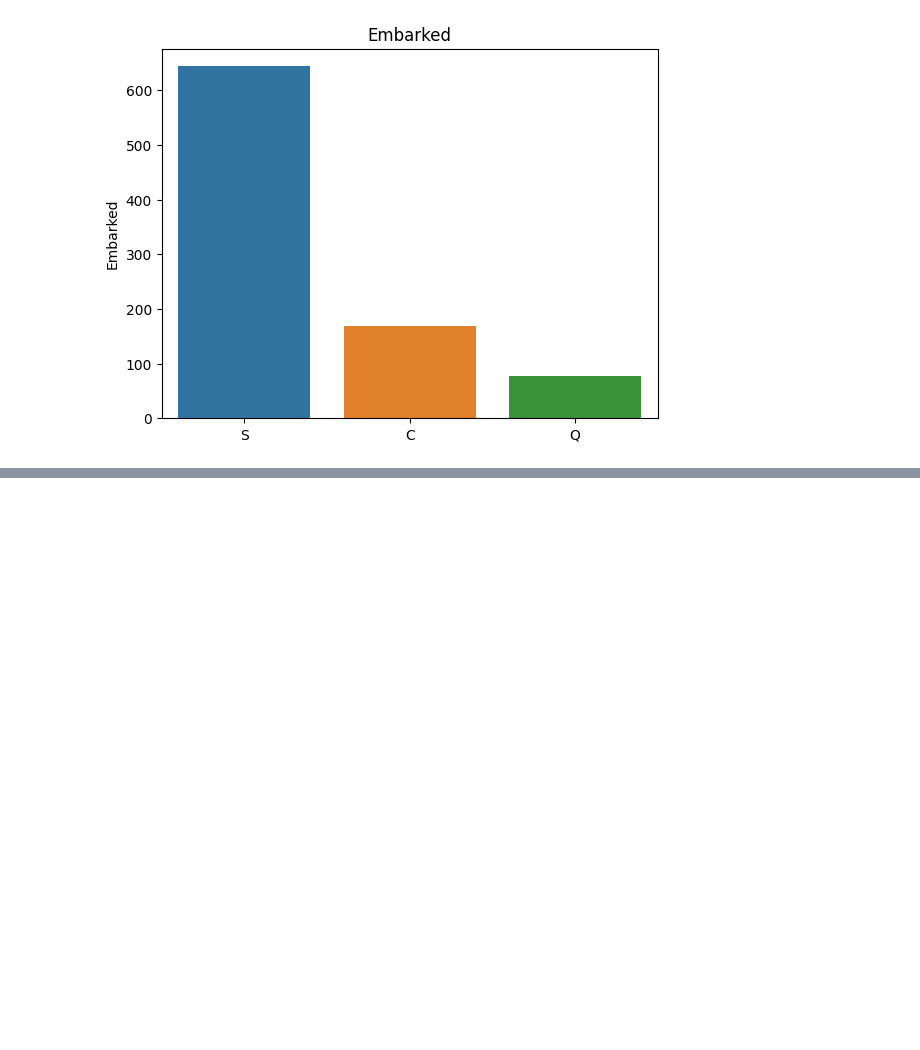
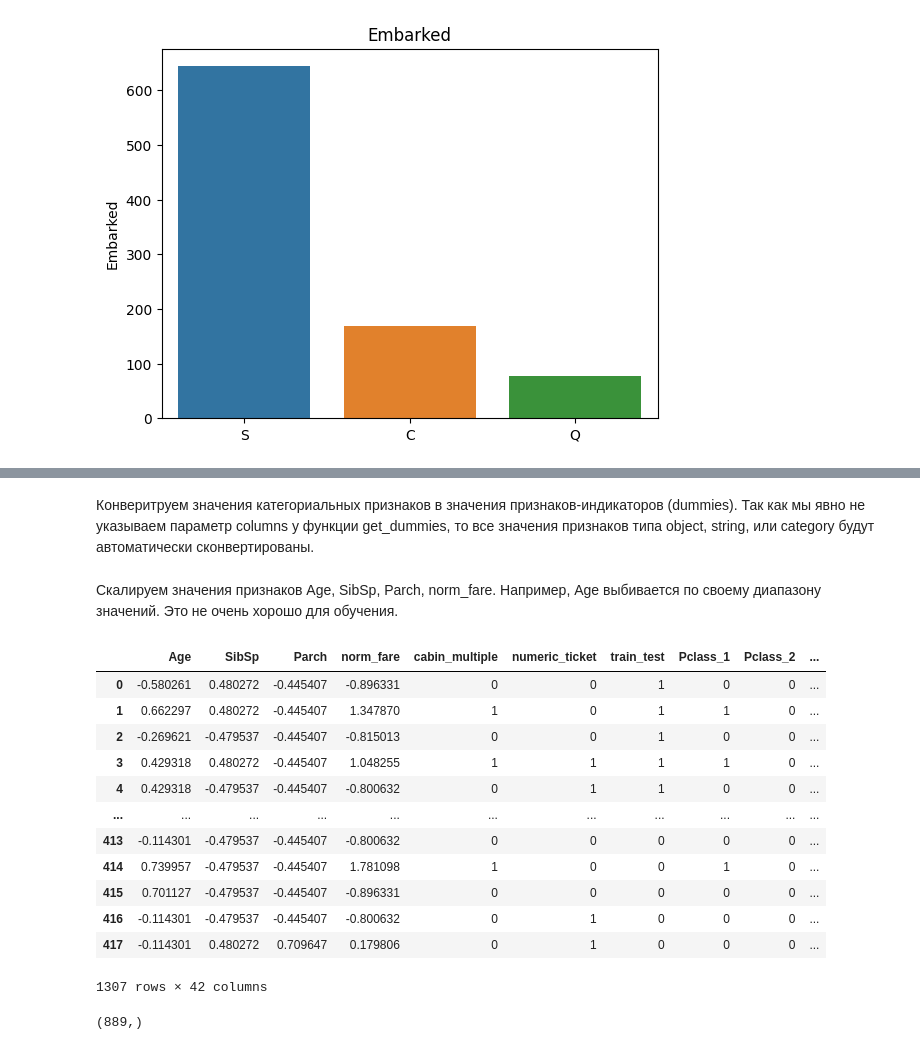
Before and after one commit to juliana-zh/ML, a Jupyter notebook: Titanic.ipynb, the cells around one changed output, grey strips where cells are left out. Cells and saved outputs as stored; diff of their text form; code cells hidden in the pictures; blank space fills up the shorter version.

```diff
--- a/Titanic.ipynb
+++ b/Titanic.ipynb
@@ -162,0 +443,29 @@ for i in df_cat.columns:
+# %%
+all_data_selected = all_data[['Pclass','Sex','Age','SibSp','Parch','norm_fare','Embarked','cabin_adv','cabin_multiple','numeric_ticket','name_title','train_test']]
+# %% [markdown]
+Конверитруем значения категориальных признаков в значения признаков-индикаторов (dummies). Так как мы явно не указываем параметр columns у функции get_dummies, то все значения признаков типа object, string, или category будут автоматически сконвертированы.
+# %%
+all_data_selected_with_dummies = pd.get_dummies(all_data_selected)
+# %% [markdown]
+Скалируем значения признаков Age, SibSp, Parch, norm_fare. Например, Age выбивается по своему диапазону значений. Это не очень хорошо для обучения.
+# %%
+from sklearn.preprocessing import StandardScaler
+scale = StandardScaler()
+all_data_selected_with_dummies_scaled = all_data_selected_with_dummies.copy()
+all_data_selected_with_dummies_scaled[['Age','SibSp','Parch','norm_fare']]= scale.fit_transform(all_data_selected_with_dummies_scaled[['Age','SibSp','Parch','norm_fare']])
+res = all_data_selected_with_dummies_scaled
+res
+# %% [output]
+|  | Age | SibSp | Parch | norm_fare | cabin_multiple | numeric_ticket | train_test | Pclass_1 | Pclass_2 | ... |
+| 0 | -0.580261 | 0.480272 | -0.445407 | -0.896331 | 0 | 0 | 1 | 0 | 0 | ... |
+| 1 | 0.662297 | 0.480272 | -0.445407 | 1.347870 | 1 | 0 | 1 | 1 | 0 | ... |
+| 2 | -0.269621 | -0.479537 | -0.445407 | -0.815013 | 0 | 0 | 1 | 0 | 0 | ... |
+| 3 | 0.429318 | 0.480272 | -0.445407 | 1.048255 | 1 | 1 | 1 | 1 | 0 | ... |
+| 4 | 0.429318 | -0.479537 | -0.445407 | -0.800632 | 0 | 1 | 1 | 0 | 0 | ... |
+| ... | ... | ... | ... | ... | ... | ... | ... | ... | ... | ... |
+| 413 | -0.114301 | -0.479537 | -0.445407 | -0.800632 | 0 | 0 | 0 | 0 | 0 | ... |
+| 414 | 0.739957 | -0.479537 | -0.445407 | 1.781098 | 1 | 0 | 0 | 1 | 0 | ... |
+| 415 | 0.701127 | -0.479537 | -0.445407 | -0.896331 | 0 | 0 | 0 | 0 | 0 | ... |
+| 416 | -0.114301 | -0.479537 | -0.445407 | -0.800632 | 0 | 1 | 0 | 0 | 0 | ... |
+| 417 | -0.114301 | 0.480272 | 0.709647 | 0.179806 | 0 | 1 | 0 | 0 | 0 | ... |
+1307 rows × 42 columns
@@ -162,0 +477,4 @@ for i in df_cat.columns:
+# %%
+y_train.shape
+# %% [output]
+(889,)
```
Also changed, not shown: parts of 55 cells of this notebook.
